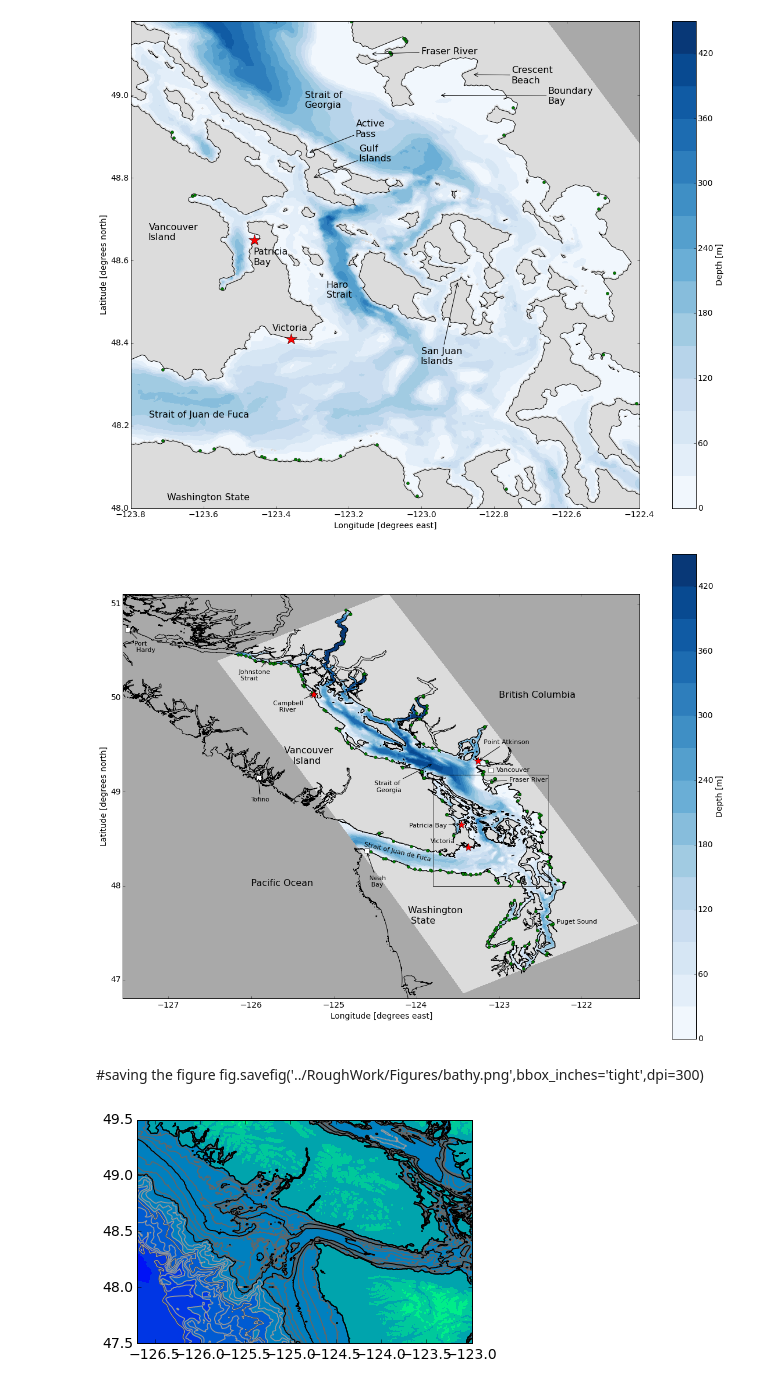
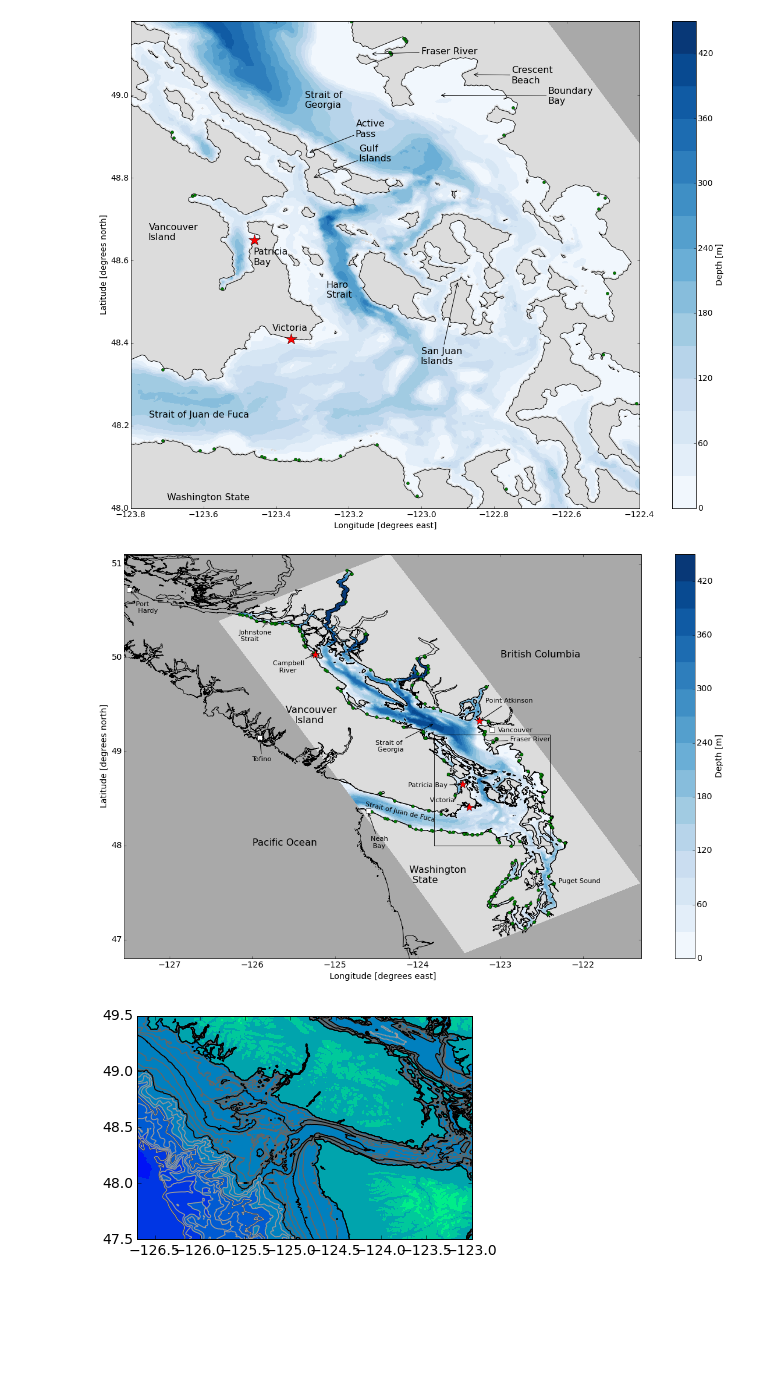
Before and after one commit to SalishSeaCast/storm-surge, a Jupyter notebook: FigureScripts/bathyImage.ipynb, the cells around one changed output. Drawn from its saved outputs; the diff is of its cells as text; code cells hidden in the pictures; blank space fills up the shorter version.

Commit message:
New bathy image

```diff
--- a/FigureScripts/bathyImage.ipynb
+++ b/FigureScripts/bathyImage.ipynb
@@ -264,7 +266,7 @@ cmap = plt.get_cmap('Blues')
 cmap.set_bad('gainsboro')
 bbox={'facecolor':'white', 'alpha':0.8, 'lw':0}
 
-fig, axs = plt.subplots(1, 1, figsize=(20,15)) #(12,9)
+fig, axs = plt.subplots(1, 1, figsize=(20,12)) #(12,9)
 ax4=axs
 g = 'map'
 draw_coast(ax4)
@@ -289,34 +291,31 @@ ax4.text(-123,50,'British Columbia',fontsize=16)
 ax4.plot(-127.49, 50.72,'sw',markersize=8,rasterized=True)
 ax4.annotate('Port \n Hardy', xy=(-127.48, 50.72), xytext = (10,-38),textcoords = 'offset points',
                     arrowprops = dict(arrowstyle = '->', connectionstyle = 'arc3,rad=0'),fontsize=11)
 ax4.plot(-125.91,49.15,'sw',markersize=8,rasterized=True)
 ax4.annotate('Tofino', xy=(-125.91,49.15), xytext = (-126,48.9),textcoords = 'data',
                     arrowprops = dict(arrowstyle = '->', connectionstyle = 'arc3,rad=0'),fontsize=11)
 ax4.plot(-123.1,49.23,'sw',markersize=8,rasterized=True)
 ax4.text(-123.03,49.21,'Vancouver',fontsize=11)
 ax4.plot(-124.6, 48.37,'sw',markersize=8,rasterized=True)
 ax4.annotate('Neah \n Bay', xy=(-124.6,48.36), xytext = (4,-60),textcoords = 'offset points',
                     arrowprops = dict(arrowstyle = '->', connectionstyle = 'arc3,rad=0'),fontsize=11)
 
 ax4.text(-122.3,47.6,'Puget Sound', fontsize=11)
 ax4.text(-124.64,48.42,'Strait of Juan de Fuca',fontsize=11,rotation=-13)
 ax4.annotate('Strait of \n Georgia',xy=(-123.8,49.3),xytext = (-124.51, 49.0),textcoords = 'data',
                     arrowprops = dict(arrowstyle = '->', connectionstyle = 'arc3,rad=0'),fontsize=11)
 ax4.annotate('Johnstone \n Strait', xy=(-125.8,50.4), xytext = (-50, -35),textcoords = 'offset points',
                     arrowprops = dict(arrowstyle = '->', connectionstyle = 'arc3,rad=0'),fontsize=11)
 ax4.annotate('Fraser River', xy=(-123.1,49.11), xytext = (-122.88,49.11),textcoords = 'data',
                     arrowprops = dict(arrowstyle = '->', connectionstyle = 'arc3,rad=0'),fontsize=11)
 
 
 
 
 # Rectangle
 ax4.add_patch(patches.Rectangle((-123.8, 48.0), 1.4, 1.18, fill=False))
 
 ax4.set_axis_bgcolor('darkgray')
 fig.show()
 # %% [output]
-[figure, old version]
+[figure, new version]
-# %% [markdown]
-#saving the figure
-fig.savefig('../RoughWork/Figures/bathy.png',bbox_inches='tight',dpi=300)
```
Also changed, not shown: parts of 2 cells of this notebook, 7 other files.
